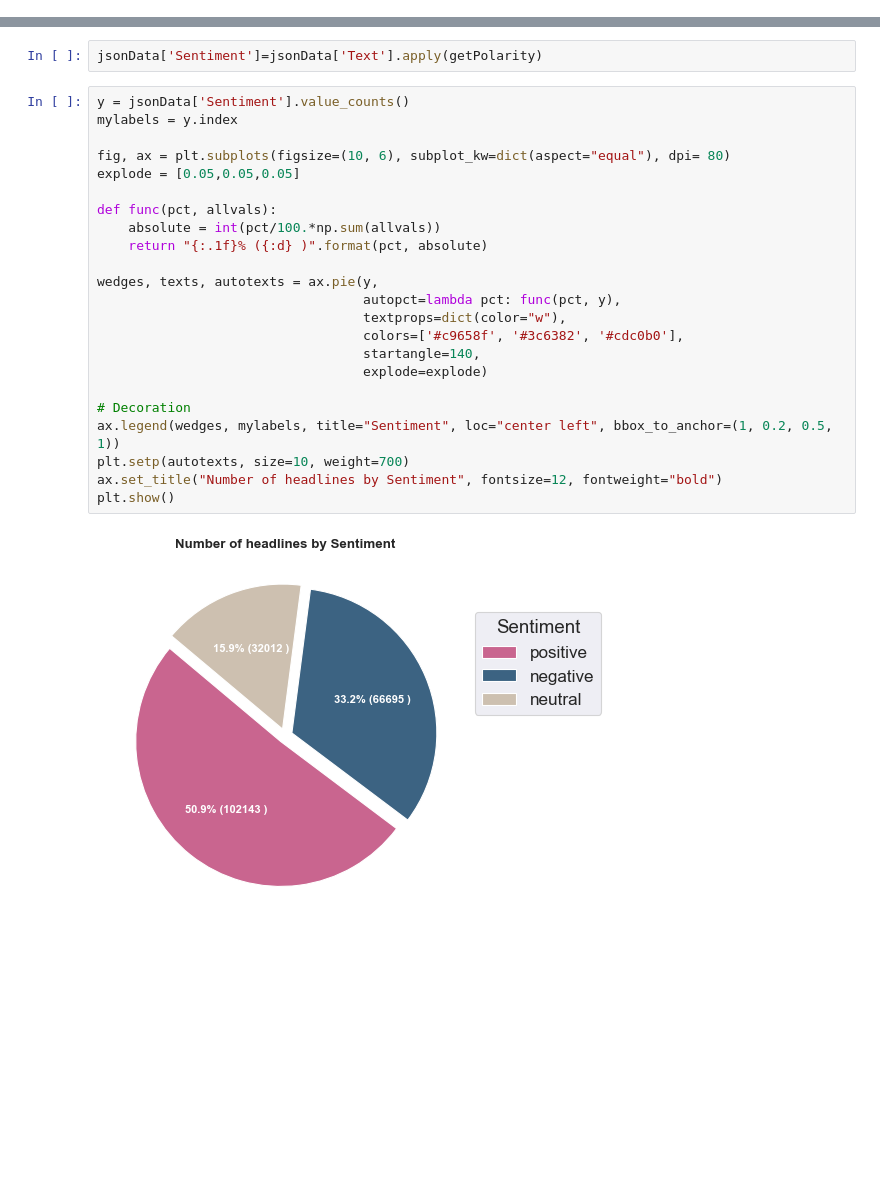
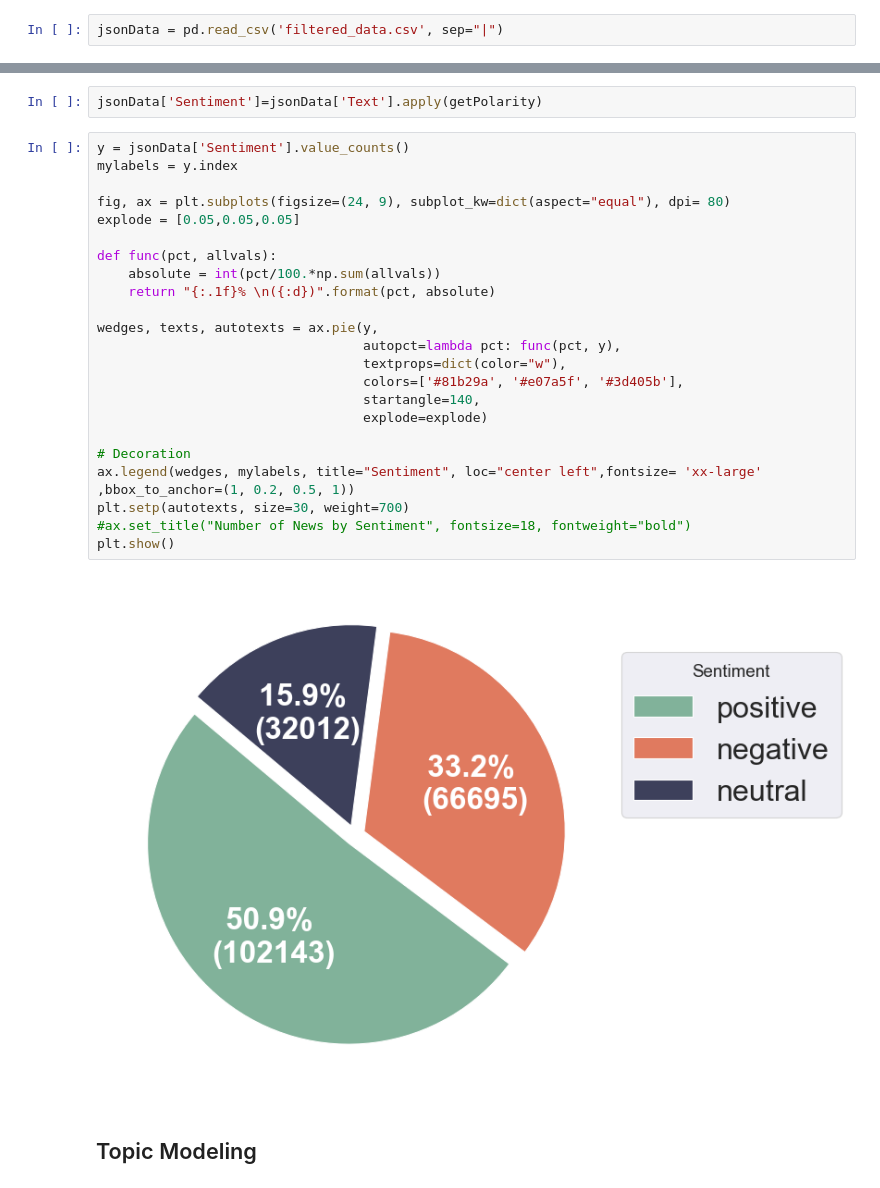
Before and after one commit to github-prathma/News-ClassificationAnalysis, a Jupyter notebook: Sentiment and Clustering.ipynb, the cells around one changed output, grey strips where cells are left out. Drawn from its saved outputs; the diff is of its cells as text; blank space fills up the shorter version.

Commit message:
sentiment Update

```diff
--- a/Sentiment and Clustering.ipynb
+++ b/Sentiment and Clustering.ipynb
@@ -45,3 +43,5 @@ jsonData = pd.read_json('News_Category_Dataset.json', lines=True)
+# %%
+jsonData = pd.read_csv('filtered_data.csv', sep="|")
 # %%
 jsonData
 # %% [output]
@@ -115,25 +115,27 @@ jsonData['Sentiment']=jsonData['Text'].apply(getPolarity)
 # %%
 y = jsonData['Sentiment'].value_counts()
 mylabels = y.index
 
-fig, ax = plt.subplots(figsize=(10, 6), subplot_kw=dict(aspect="equal"), dpi= 80)
+fig, ax = plt.subplots(figsize=(24, 9), subplot_kw=dict(aspect="equal"), dpi= 80)
 explode = [0.05,0.05,0.05]
 
 def func(pct, allvals):
     absolute = int(pct/100.*np.sum(allvals))
-    return "{:.1f}% ({:d} )".format(pct, absolute)
+    return "{:.1f}% \n({:d})".format(pct, absolute)
 
 wedges, texts, autotexts = ax.pie(y,
                                   autopct=lambda pct: func(pct, y),
                                   textprops=dict(color="w"),
-                                  colors=['#c9658f', '#3c6382', '#cdc0b0'],
+                                  colors=['#81b29a', '#e07a5f', '#3d405b'],
                                   startangle=140,
                                   explode=explode)
 
 # Decoration
-ax.legend(wedges, mylabels, title="Sentiment", loc="center left", bbox_to_anchor=(1, 0.2, 0.5, 1))
-plt.setp(autotexts, size=10, weight=700)
-ax.set_title("Number of headlines by Sentiment", fontsize=12, fontweight="bold")
+ax.legend(wedges, mylabels, title="Sentiment", loc="center left",fontsize= 'xx-large' ,bbox_to_anchor=(1, 0.2, 0.5, 1))
+plt.setp(autotexts, size=30, weight=700)
+#ax.set_title("Number of News by Sentiment", fontsize=18, fontweight="bold")
 plt.show()
 # %% [output]
-[figure, old version]
+[figure, new version]
+# %% [markdown]
+## Topic Modeling
```
Also changed, not shown: parts of 16 cells of this notebook.
